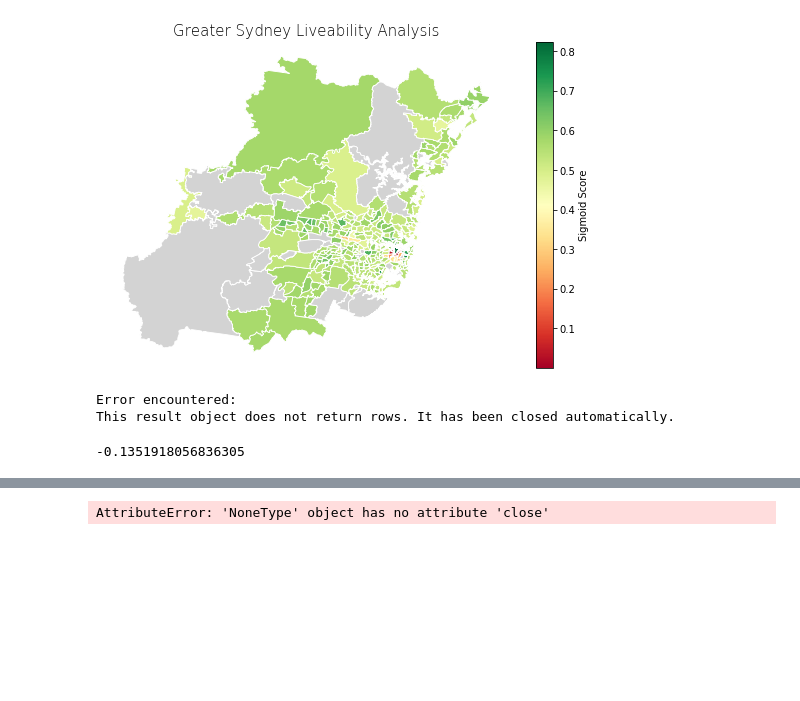
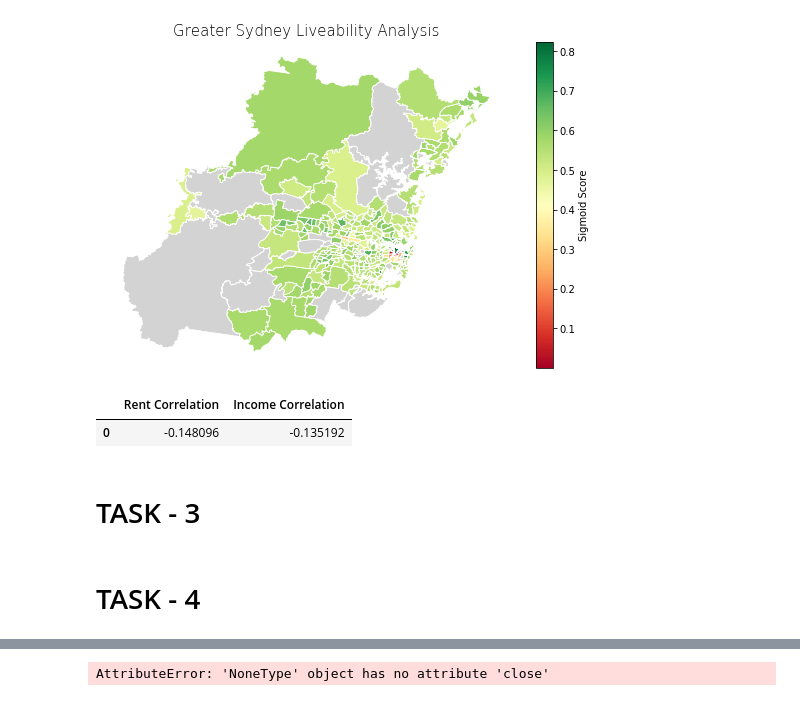
Before and after one commit to PratulSR/Sydney-Liveability-Analysis, a Jupyter notebook: Demo Notebook.ipynb, the cells around one changed output, grey strips where cells are left out. Drawn from its saved outputs; the diff is of its cells as text; code cells hidden in the pictures; blank space fills up the shorter version.

```diff
--- a/Demo Notebook.ipynb
+++ b/Demo Notebook.ipynb
@@ -519,46 +556,49 @@ This result object does not return rows. It has been closed automatically.
 # Neighbourhood dataset has 13 less rows than sa2_data
 # Break_and enter dataset has 28 less rows than sa2_data
 
-sql = """
+SQL_Query_to_create_task3_data = """
 DROP TABLE IF EXISTS task3_data;
 CREATE TABLE task3_data AS
 select
 "hz",
 "rz",
 "az",
 "cz",
 "sz",
 "sigmoid",
 "area_id",
 "land_area",
 "population",
 "number_of_dwellings",
 "number_of_businesses",
 "median_annual_household_income",
 "avg_monthly_rent",
 "0-4",
 "5-9",
 "10-14",
 "15-19",
 "SA2_MAIN16",
 s."SA2_NAME16",
 "SA3_NAME16",
 "AREASQKM16",
 "geom"
 from results R, neighbourhood N, sa2_data s
 where s."SA2_MAIN16" = N."area_id"
 and r."SA2_NAME16"=s."SA2_NAME16"
 Order by sigmoid desc;
 """
-query(conn,sql)
-# query(conn,"SELECT * FROM task3_data")
-results_table_combined=query(conn,"SELECT * FROM task3_data")
-# results_table_combined
-results_table_combined['sigmoid'].corr(results_table_combined['avg_monthly_rent']) # -0.14809587628537235
-results_table_combined['sigmoid'].corr(results_table_combined['median_annual_household_income']) # -0.1351918056836305
+query(conn,SQL_Query_to_create_task3_data)
+# results_table_combined=query(conn,"SELECT * FROM task3_data")
+# results_table_combined['sigmoid'].corr(results_table_combined['avg_monthly_rent']) # -0.14809587628537235
+# results_table_combined['sigmoid'].corr(results_table_combined['median_annual_household_income']) # -0.1351918056836305
+
+SQL_Query_to_find_Correlation = """ SELECT corr("sigmoid","avg_monthly_rent") AS "Rent Correlation",
+corr("sigmoid","median_annual_household_income") AS "Income Correlation" FROM task3_data; """
+query(conn,SQL_Query_to_find_Correlation)
 # %% [output]
-Error encountered:
-This result object does not return rows. It has been closed automatically.
--0.1351918056836305
+|  | Rent Correlation | Income Correlation |
+| 0 | -0.148096 | -0.135192 |
+# %% [markdown]
+# TASK - 3
 # %%
 # TASK-3
@@ -648,6 +686,8 @@ merged_task3.plot(column='sigmoid',
             legend=True,
             legend_kwds={"label": "Sigmoid Score"},
             missing_kwds={"color": "lightgrey"})
+# %% [markdown]
+# TASK - 4
 # %%
 # Defining Model
 model = TSNE(learning_rate=100)
```
Also changed, not shown: parts of 44 cells of this notebook.
